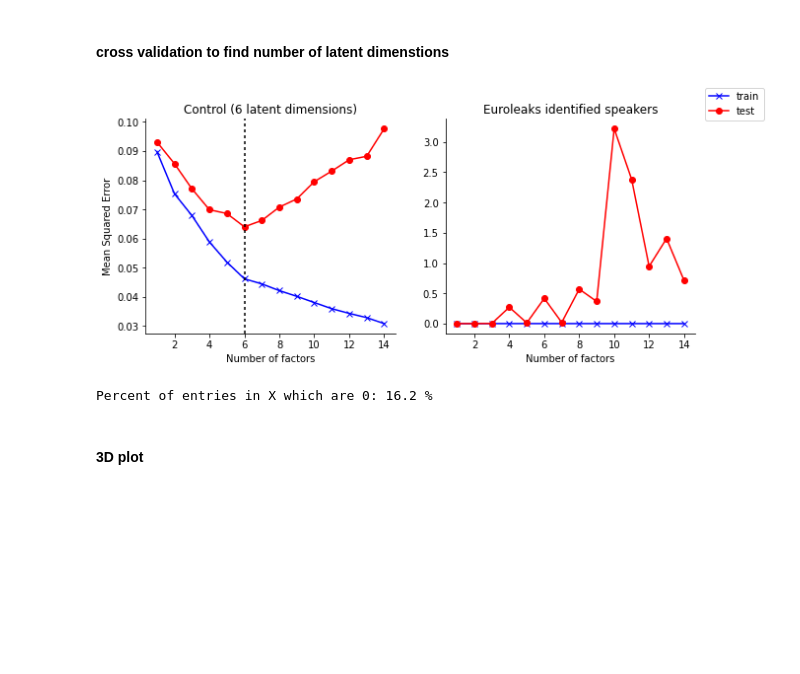
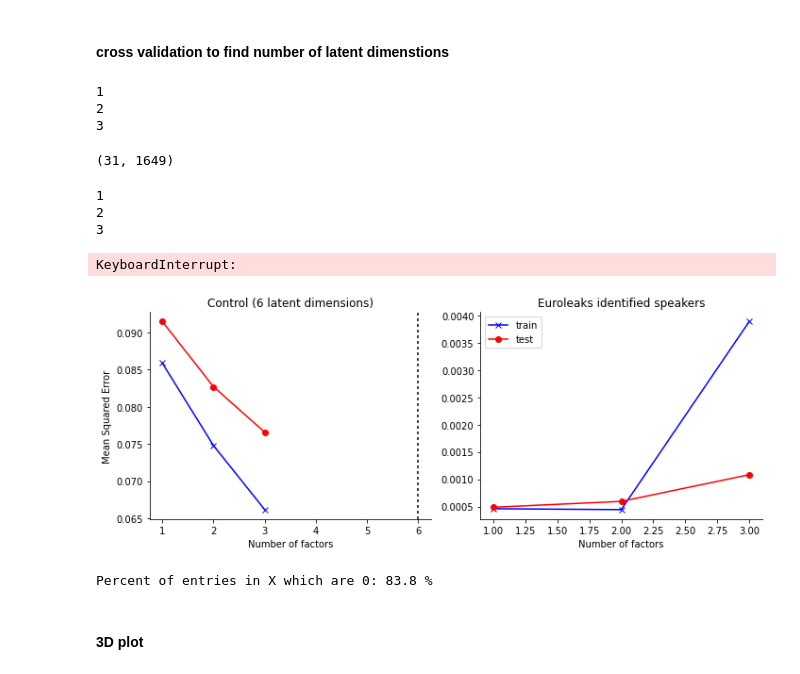
Before and after one commit to ariansajina/master-thesis, a Jupyter notebook: notebooks/tfidf-nmf.ipynb, the cells around one changed output. Saved outputs shown, nothing was run; the diff lists cells and outputs as text; code cells hidden in the pictures; blank space fills up the shorter version.

```diff
--- a/notebooks/tfidf-nmf.ipynb
+++ b/notebooks/tfidf-nmf.ipynb
@@ -421,12 +421,13 @@ def validate_nmf(data, M=None):
 
     # parameters
     replicates = 1
-    ranks = np.arange(1, 6)
+    ranks = np.arange(1, 4)
 
     train_err, test_err = [], []
 
     # fit models
     for rnk, _ in itertools.product(ranks, range(replicates)):
+        print(rnk)
         tr, te = cv_nmf(data, rnk, M)[2:]
         train_err.append((rnk, tr))
         test_err.append((rnk, te))
@@ -446,43 +447,71 @@ Vt = np.random.rand(control_n_latent_dim, N)
 control_X = np.dot(U, Vt) + noise*np.random.rand(M, N)
 
 control_train_err, control_test_err = validate_nmf(control_X)
+# %% [output]
+1
+2
+3
+# %%
+leaks_X.shape
+# %% [output]
+(31, 1649)
+# %%
+# try to construct a mask that takes sparseness into account, but often singular, no time to go into this
+
+p_holdout = 0.3
+
+nonzero = np.where(leaks_X.A > 0)
+
+mask_ = np.random.rand(nonzero[0].size) > p_holdout
+
+nonzero = (nonzero[0][mask_], nonzero[1][mask_])
+
+mask = np.ones(leaks_X.shape).astype(int)
+mask[nonzero] = 0
 # %%
 # validate tfidf matrix
-leaks_train_err, leaks_test_err = validate_nmf(leaks_X.A)
+leaks_train_err, leaks_test_err = validate_nmf(leaks_X.A, mask)
+# %% [output]
+1
+2
+3
+KeyboardInterrupt:
 # %%
 fig, axes = plt.subplots(1, 2, figsize=(10,4))
 
 titles = [f'Control ({control_n_latent_dim} latent dimensions)', 'Euroleaks identified speakers']
 train_errs = [control_train_err, leaks_train_err]
 test_errs = [control_test_err, leaks_test_err]
 
 for i, ax in enumerate(axes):
 
     ax.plot(*list(zip(*train_errs[i])), '-xb', label='train')
     ax.plot(*list(zip(*test_errs[i])), '-or', label='test')
     ax.set_title(titles[i])
     #ax.legend()
 
     ax.set_xlabel('Number of factors')
     ax.spines['top'].set_visible(False)
     ax.spines['right'].set_visible(False)
 
     if i == 0:
         ax.set_ylabel('Mean Squared Error')
         ax.axvline(control_n_latent_dim, color='k', dashes=[2,2])
+    else:
+        ax.legend()
 
-lines, labels = axes[0].get_legend_handles_labels()
-fig.legend(lines, labels, loc='upper right')
-fig.subplots_adjust(right=0.9)
+# lines, labels = axes[0].get_legend_handles_labels()
+# fig.legend(lines, labels, loc='upper right')
+# fig.subplots_adjust(right=0.9)
 
-#fig.tight_layout()
-fig.savefig('../figures/nmf-speaker-validation.pdf')
+fig.tight_layout()
+#fig.savefig('../figures/nmf-speaker-validation.pdf')
 # %% [output]
-[figure, old version]
+[figure, new version]
 # %%
-print(f'Percent of entries in X which are 0: {np.round(np.mean(leaks_X.A > 0)*100,2)} %')
+print(f'Percent of entries in X which are 0: {np.round(np.mean(leaks_X.A == 0)*100,2)} %')
 # %% [output]
-Percent of entries in X which are 0: 16.2 %
+Percent of entries in X which are 0: 83.8 %
 # %% [markdown]
 #### 3D plot
 # %%
```
Also changed, not shown: parts of 21 cells of this notebook.
